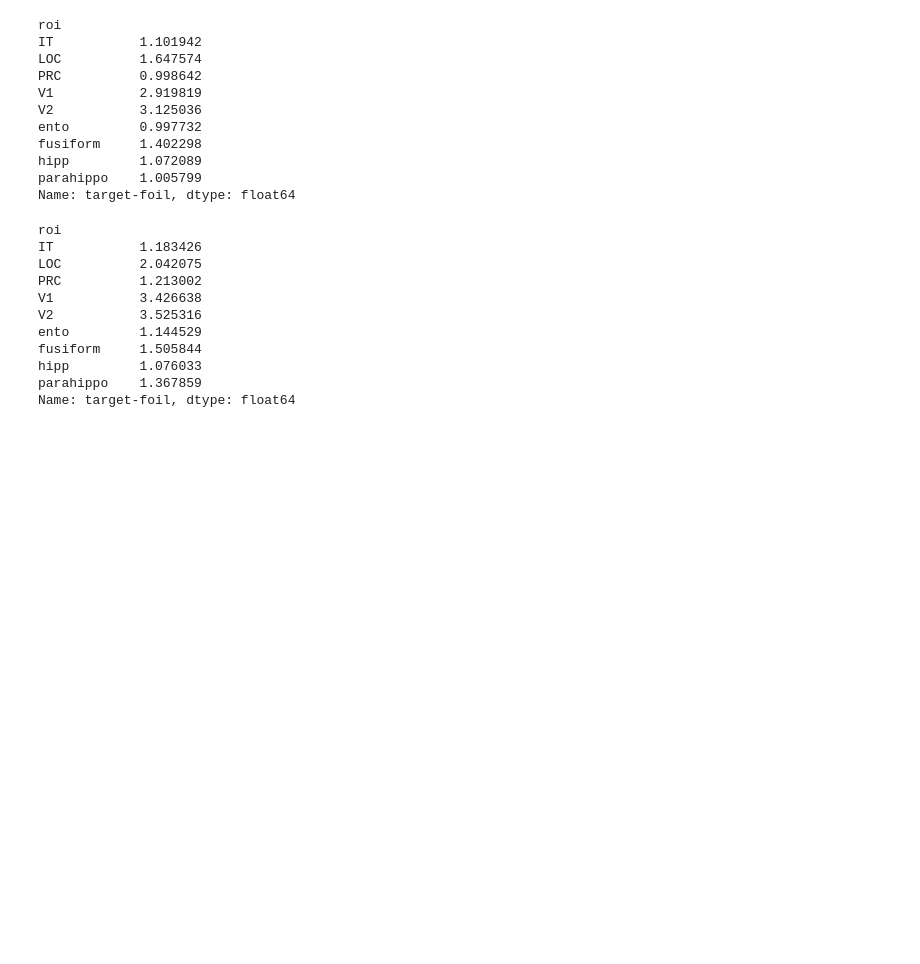
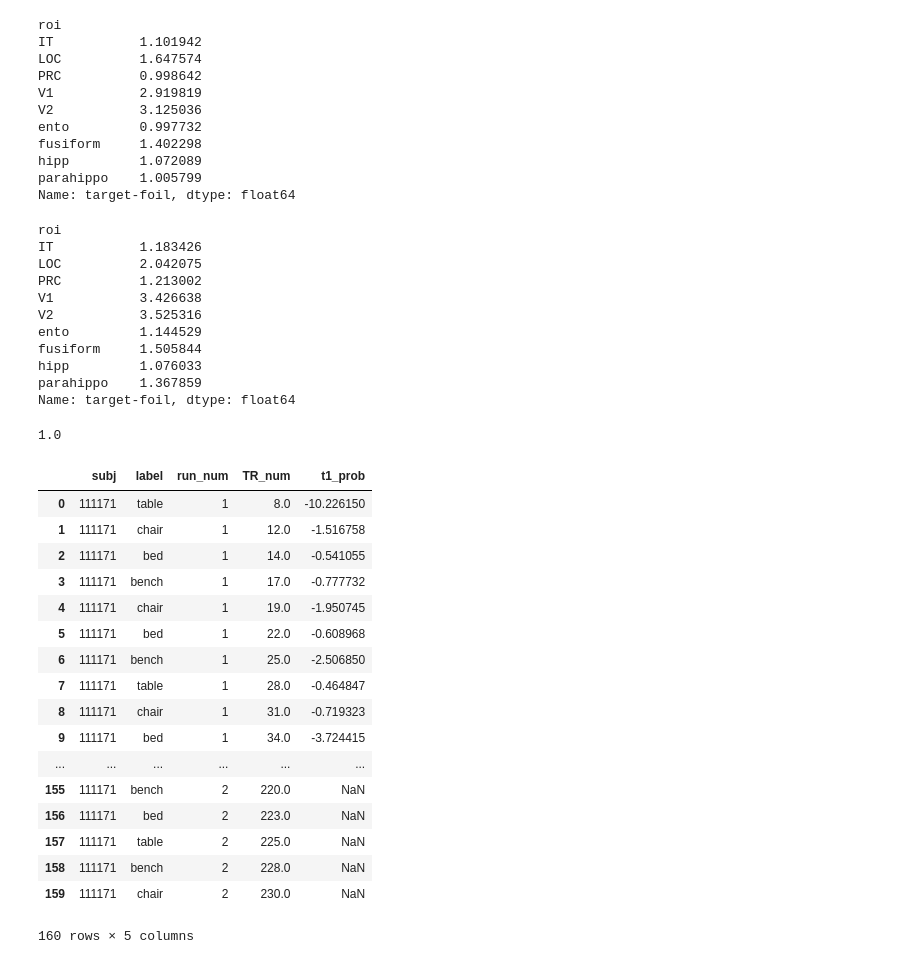
Before and after one commit to cogtoolslab/neurosketch, a Jupyter notebook: ipynb/golden/1_object_evidence_during_recognition.ipynb, the cells around one changed output. Cells and saved outputs as stored; diff of their text form; code cells hidden in the pictures; blank space fills up the shorter version.

```diff
--- a/ipynb/golden/1_object_evidence_during_recognition.ipynb
+++ b/ipynb/golden/1_object_evidence_during_recognition.ipynb
@@ -352,0 +492,27 @@ Name: target-foil, dtype: float64
+# %%
+clf.score(X_test, y_test)
+# %% [output]
+1.0
+# %%
+RM.at[RMtest.index,'t1_prob'] = out[:,0]
+# %%
+RM
+# %% [output]
+|  | subj | label | run_num | TR_num | t1_prob |
+| 0 | 111171 | table | 1 | 8.0 | -10.226150 |
+| 1 | 111171 | chair | 1 | 12.0 | -1.516758 |
+| 2 | 111171 | bed | 1 | 14.0 | -0.541055 |
+| 3 | 111171 | bench | 1 | 17.0 | -0.777732 |
+| 4 | 111171 | chair | 1 | 19.0 | -1.950745 |
+| 5 | 111171 | bed | 1 | 22.0 | -0.608968 |
+| 6 | 111171 | bench | 1 | 25.0 | -2.506850 |
+| 7 | 111171 | table | 1 | 28.0 | -0.464847 |
+| 8 | 111171 | chair | 1 | 31.0 | -0.719323 |
+| 9 | 111171 | bed | 1 | 34.0 | -3.724415 |
+| ... | ... | ... | ... | ... | ... |
+| 155 | 111171 | bench | 2 | 220.0 | NaN |
+| 156 | 111171 | bed | 2 | 223.0 | NaN |
+| 157 | 111171 | table | 2 | 225.0 | NaN |
+| 158 | 111171 | bench | 2 | 228.0 | NaN |
+| 159 | 111171 | chair | 2 | 230.0 | NaN |
+160 rows × 5 columns
```
Also changed, not shown: parts of 10 cells of this notebook, 2 other files.
